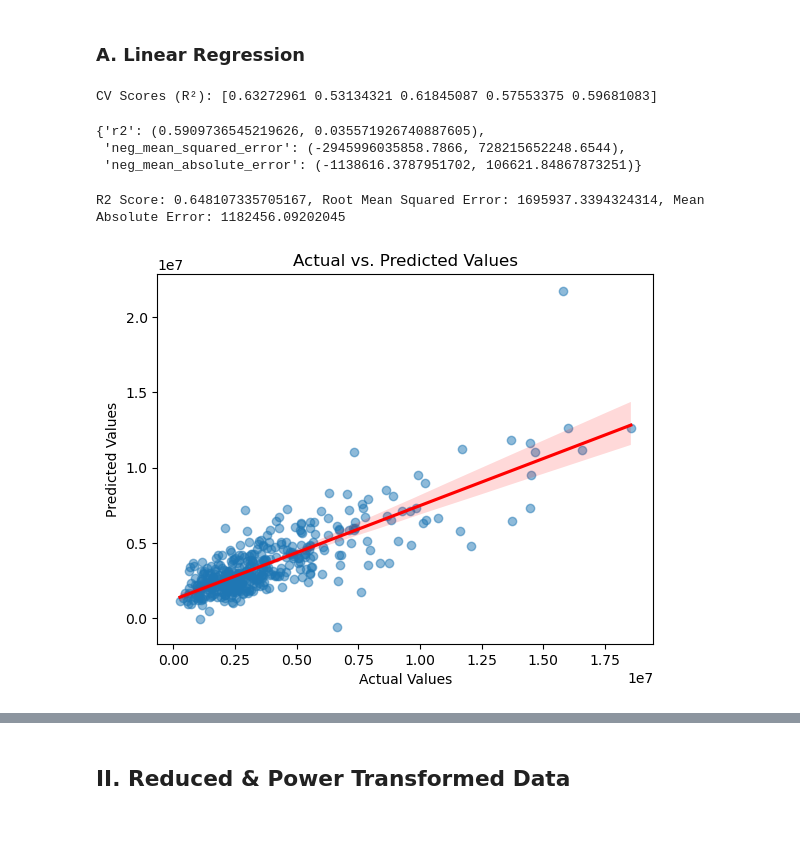
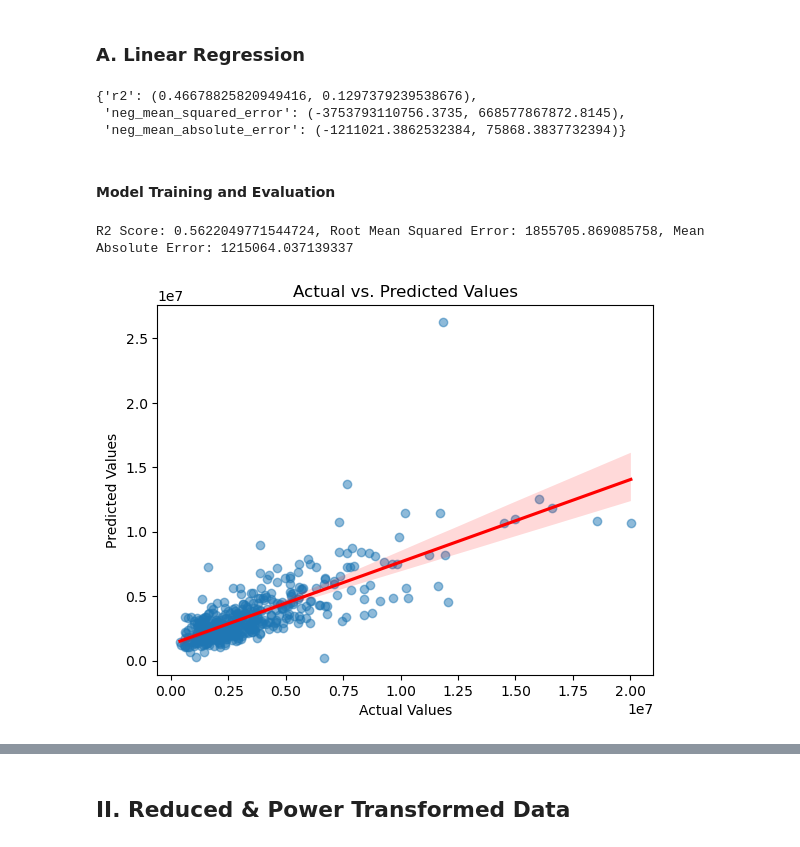
Before and after one commit to dezertdweller/capstone-project-fqhc-model, a Jupyter notebook: notebooks/modeling.ipynb, the cells around one changed output, grey strips where cells are left out. Saved outputs shown, nothing was run; the diff lists cells and outputs as text; code cells hidden in the pictures.

```diff
--- a/notebooks/modeling.ipynb
+++ b/notebooks/modeling.ipynb
@@ -86,0 +115,22 @@ def add_model_score(model_type, train_test_split, is_pca, score_rmse, score_mae,
+# %%
+# import train/test splits for modeling the reduced and robust scaled data
+X_train_rr = pd.read_csv(DATA_PATH + 'modeling/X_train_reduced_robust.csv')
+X_test_rr = pd.read_csv(DATA_PATH + 'modeling/X_test_reduced_robust.csv')
+
+# import train/test splits for modeling the reduced and power transformed data
+X_train_rp = pd.read_csv(DATA_PATH + 'modeling/X_train_reduced_power.csv')
+X_test_rp = pd.read_csv(DATA_PATH + 'modeling/X_test_reduced_power.csv')
+
+# import train/test splits for modeling the imputed and robust scaled data
+X_train_ir = pd.read_csv(DATA_PATH + 'modeling/X_train_imputed_robust.csv')
+X_test_ir = pd.read_csv(DATA_PATH + 'modeling/X_test_imputed_robust.csv')
+
+# import train/test splits for modeling the imputed and power transformed data
+X_train_ip = pd.read_csv(DATA_PATH + 'modeling/X_train_imputed_power.csv')
+X_test_ip = pd.read_csv(DATA_PATH + 'modeling/X_test_imputed_power.csv')
+
+y_train = pd.read_csv(DATA_PATH + 'modeling/y_train_data.csv').values.ravel()
+y_test = pd.read_csv(DATA_PATH + 'modeling/y_test_data.csv').values.ravel()
+
+y_train_rounded = pd.read_csv(DATA_PATH + 'modeling/y_train_rounded.csv').values.ravel()
+y_test_rounded = pd.read_csv(DATA_PATH + 'modeling/y_test_rounded.csv').values.ravel()
@@ -106,46 +150,39 @@ X_test.shape, y_test.shape
 linear_model = LinearRegression()
 
 kf = KFold(n_splits=5, shuffle=True, random_state=48)
-
-cv_results_r2 = cross_val_score(linear_model, X_train, y_train, scoring='r2', cv=kf)
-
-# Print results
-print("CV Scores (R²):", cv_results_r2)
 
 scoring = ['r2', 'neg_mean_squared_error', 'neg_mean_absolute_error']
 
 scores = {}
 
 for score in scoring:
-    cv_results = cross_val_score(linear_model, X_train, y_train, scoring=score, cv=kf)
-    #mean_type = str('cv_mean' + score)
+    cv_results = cross_val_score(linear_model, X_train_rr, y_train, scoring=score, cv=kf)
     scores[score] = (cv_results.mean(), cv_results.std())
 
 scores
 # %% [output]
-CV Scores (R²): [0.63272961 0.53134321 0.61845087 0.57553375 0.59681083]
+{'r2': (0.46678825820949416, 0.1297379239538676),
+ 'neg_mean_squared_error': (-3753793110756.3735, 668577867872.8145),
+ 'neg_mean_absolute_error': (-1211021.3862532384, 75868.3837732394)}
-{'r2': (0.5909736545219626, 0.035571926740887605),
- 'neg_mean_squared_error': (-2945996035858.7866, 728215652248.6544),
- 'neg_mean_absolute_error': (-1138616.3787951702, 106621.84867873251)}
-# %%
-linear_model.fit(X_train, y_train)
-score = linear_model.score(X_test, y_test)
-y_pred = linear_model.predict(X_test)
-# %%
-rmse = root_mean_squared_error(y_test, y_pred)
-rmse = root_mean_squared_error(y_test, y_pred)
-
-mae = mean_absolute_error(y_test, y_pred)
-mae = mean_absolute_error(y_test, y_pred)
-
-print(f'R2 Score: {score}, Root Mean Squared Error: {rmse}, Mean Absolute Error: {mae}')
-# %% [output]
-R2 Score: 0.648107335705167, Root Mean Squared Error: 1695937.3394324314, Mean Absolute Error: 1182456.09202045
+# %% [markdown]
+#### Model Training and Evaluation
 # %%
+linear_model.fit(X_train_rr, y_train)
+y_pred = None
+
+rmse_train, rmse_test, mae_train, mae_test, r2_train, r2_test = evaluate_model(linear_model, X_train_rr, X_test_rr, y_train, y_test)
+
 sns.regplot(x=y_test.flatten(), y=y_pred.flatten(), scatter_kws={'alpha':0.5}, line_kws={'color': 'red'})
 plt.title('Actual vs. Predicted Values')
 plt.xlabel('Actual Values')
 plt.ylabel('Predicted Values')
 plt.show()
+
+add_model_score('Linear Regression', 'reduced_robust', False,
+                rmse_train, rmse_test, mae_train, mae_test, r2_train, r2_test,
+                scores['r2'][0], scores['r2'][1],
+                scores['neg_mean_squared_error'][0], scores['neg_mean_squared_error'][1],
+                scores['neg_mean_absolute_error'][0], scores['neg_mean_absolute_error'][1])
 # %% [output]
+R2 Score: 0.5622049771544724, Root Mean Squared Error: 1855705.869085758, Mean Absolute Error: 1215064.037139337
-[figure, old version]
+[figure, new version]
```
Also changed, not shown: parts of 123 cells of this notebook.
